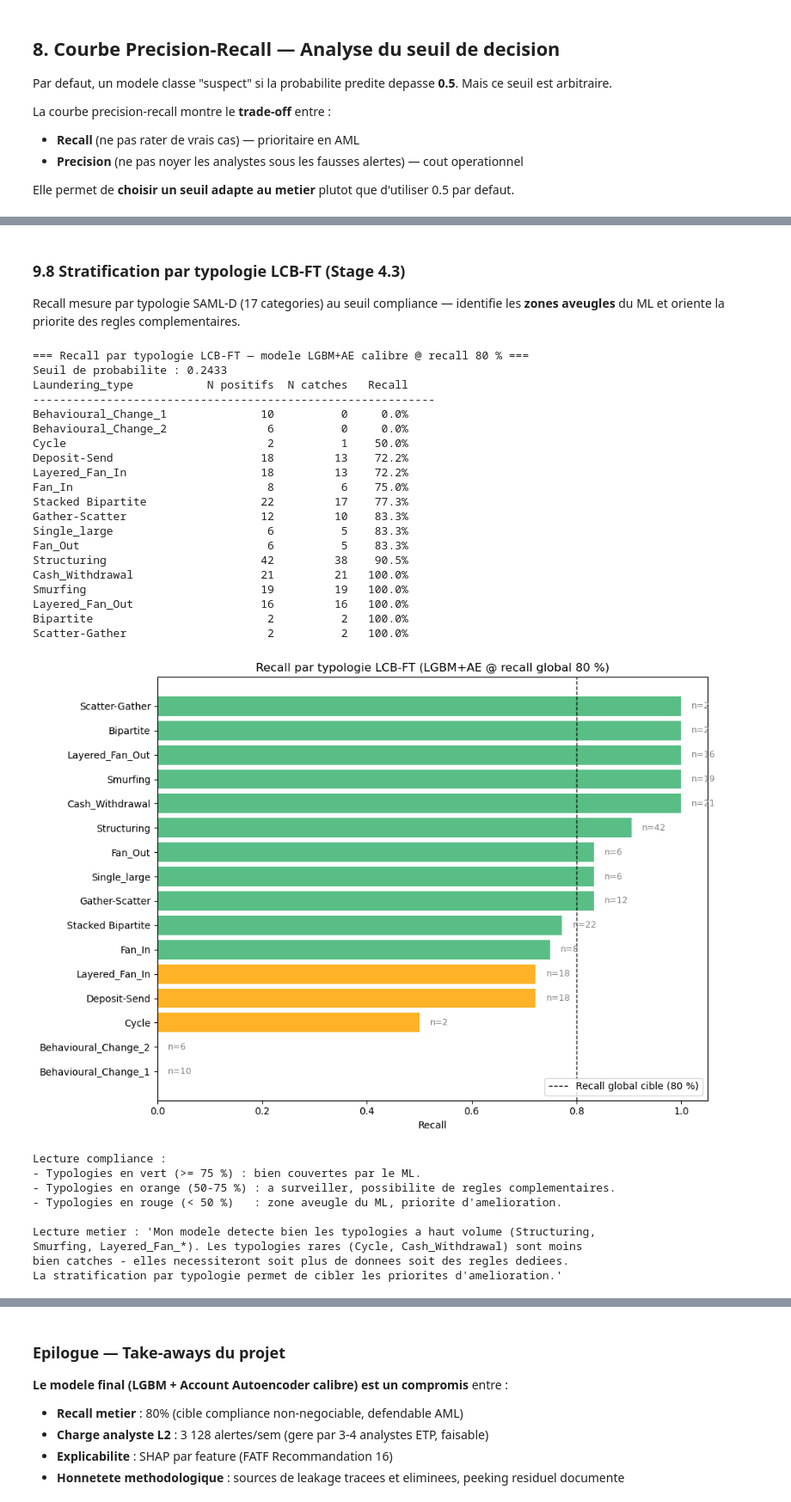
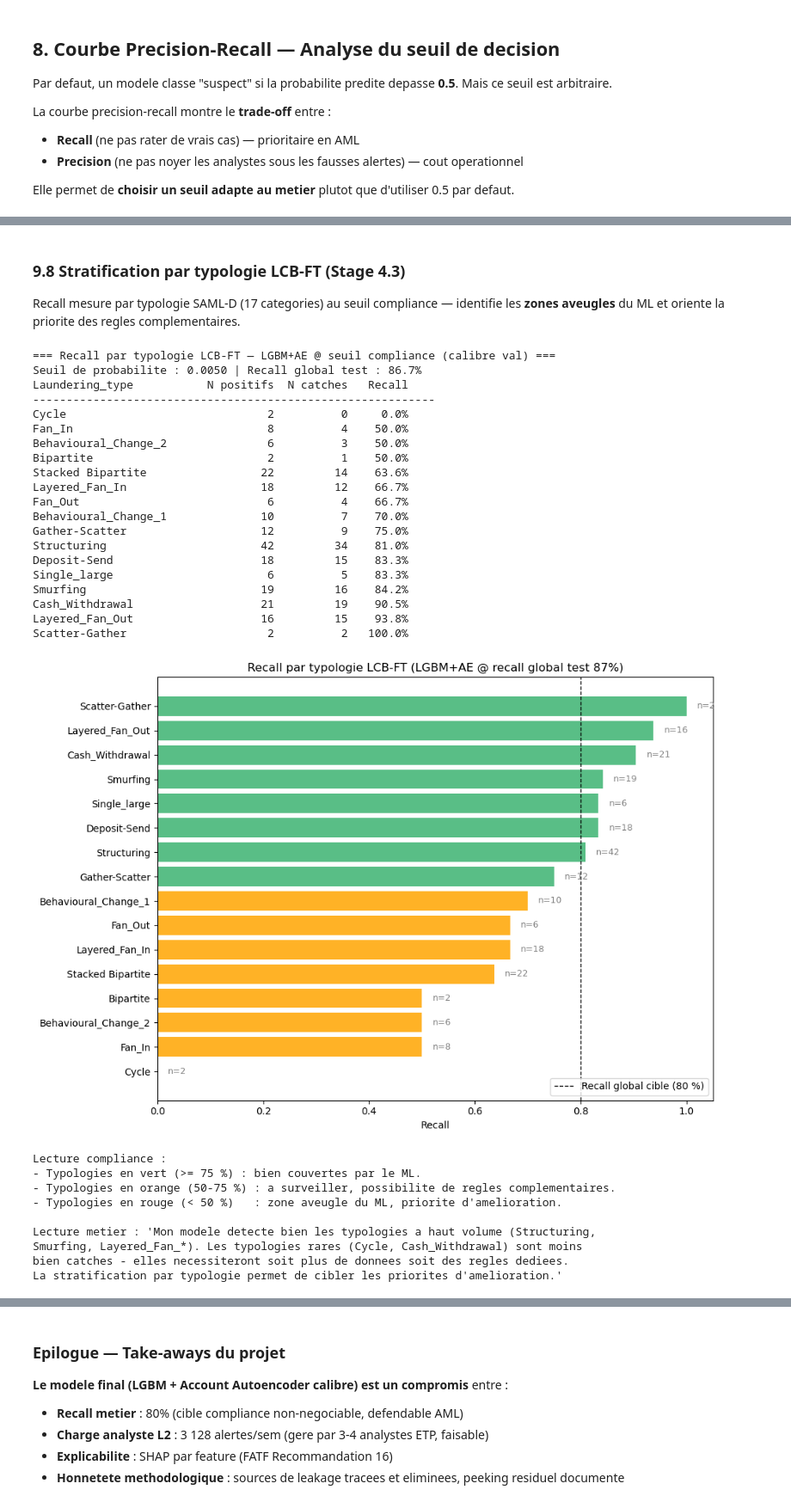
Before and after one commit to nashcastillo/aml-feature-engineering, a Jupyter notebook: feature_engineering_aml.ipynb, the cells around one changed output, grey strips where cells are left out. Shown at 86% size. Saved outputs shown, nothing was run; the diff lists cells and outputs as text; code cells hidden in the pictures.

```diff
--- a/feature_engineering_aml.ipynb
+++ b/feature_engineering_aml.ipynb
@@ -2200,12 +2231,12 @@ INTL_RISKY_PAYMENTS = {'Cash Deposit', 'Cash Withdrawal', 'Cross-border'}
 risky_payments_total = RISKY_PAYMENT_TYPES | INTL_RISKY_PAYMENTS
 
 # Recalcul du sender_risky_payment_count avec la liste union (sans toucher a la feature ML)
-is_risky_pay_train = df_train['Payment_type'].isin(risky_payments_total).astype(int)
-sender_risky_pay_counts = is_risky_pay_train.groupby(df_train['Sender_account']).sum()
+is_risky_pay_train = df_train_inner['Payment_type'].isin(risky_payments_total).astype(int)
+sender_risky_pay_counts = is_risky_pay_train.groupby(df_train_inner['Sender_account']).sum()
 sender_risky_pay_rb = df_test['Sender_account'].map(sender_risky_pay_counts).fillna(0).astype(int)
 
 # Diagnostic : quels pays sanctions sont effectivement dans SAML-D
-intl_in_dataset = INTL_HIGH_RISK & set(df_train['Sender_bank_location'].unique())
+intl_in_dataset = INTL_HIGH_RISK & set(df_train_inner['Sender_bank_location'].unique())
 print(f"Pays sanctions internationales presents dans SAML-D : {sorted(intl_in_dataset)}")
 print(f"Pays internes (SENDER_RISKY)                       : {sorted(SENDER_RISKY)}")
 print(f"Liste union sender (R2)                            : {sorted(sender_risky_total)}")
@@ -2260,7 +2291,8 @@ print(f"Precision            : {precision_rb:.3%}")
 # --- Comparaison ML (RF TUNE calibre) vs Rule-based ---
 print(f"\n=== Comparaison cle : ML (RF TUNE calibre) vs Rule-based ===\n")
 
-proba_ml = proba_final  # Stage 2.3 : LGBM+AE, winner final
+# proba_ml deja affecte en cell 48 (= proba_test, LGBM+AE entraine sur train_inner)
+# seuil_ml / vol_ml_80 / recall_ml_80 idem (calibrations honnetes hors test)
 
 # ML a meme volume que rule-based
 order = np.argsort(-proba_ml)
@@ -2278,8 +2310,8 @@ print("-" * 75)
 print(f"{'Rule-based (7 regles)':<40s} {n_alertes_rb:>10,d} {n_alertes_rb/N_SEM_TEST:>10,.0f} {recall_rb:>10.1%}")
 print(f"{'ML calibre a volume EGAL':<40s} {n_alertes_rb:>10,d} {n_alertes_rb/N_SEM_TEST:>10,.0f} {recall_ml_same_vol:>10.1%}")
 print(f"{'ML calibre a recall EGAL':<40s} {vol_ml_same_recall:>10,d} {vol_ml_same_recall/N_SEM_TEST:>10,.0f} {recall_rb:>10.1%}")
-vol_ml_at_80, _, _ = volume_at_recall(y_test_new, proba_ml, 0.80)
-print(f"{'ML calibre a recall 80% (cible compliance)':<40s} {vol_ml_at_80:>10,d} {vol_ml_at_80/N_SEM_TEST:>10,.0f} {80.0:>10.1f}%")
+# ML cible compliance : seuil fige sur val (cell 48), recall mesure sur test
+print(f"{'ML cible compliance (seuil fige val)':<40s} {vol_ml_80:>10,d} {vol_ml_80/N_SEM_TEST:>10,.0f} {recall_ml_80*100:>10.1f}%")
 
 print(f"\n=== Gain ML vs Rule-based ===")
 print(f"A volume egal ({n_alertes_rb/N_SEM_TEST:,.0f}/sem) :")
@@ -2600,10 +2634,10 @@ probablement inferieurs (typologies plus diverses, bruit, donnees manquantes,
 derives KYC). A mentionner honnetement en production.
 
 ================================================================================
-# %% [markdown]
-### 9.8 Stratification par typologie LCB-FT (Stage 4.3)
-
-Recall mesure par typologie SAML-D (17 categories) au seuil compliance — identifie les **zones aveugles** du ML et oriente la priorite des regles complementaires.
+# %% [markdown]
+### 9.8 Stratification par typologie LCB-FT (Stage 4.3)
+
+Recall mesure par typologie SAML-D (17 categories) au seuil compliance — identifie les **zones aveugles** du ML et oriente la priorite des regles complementaires.
 # %%
 # --- Stage 4.3 : Stratification par typologie LCB-FT ---
 # SAML-D contient la colonne Laundering_type qui identifie le pattern AML simule pour chaque
@@ -2619,12 +2653,11 @@ Recall mesure par typologie SAML-D (17 categories) au seuil compliance — ident
 # Recuperer la colonne Laundering_type pour le test set
 laundering_types = df_test['Laundering_type'].copy()
 
-# Seuil ML pour recall global = 80% (cible compliance)
-_, seuil_80, _ = volume_at_recall(y_test_new, proba_ml, 0.80)
-y_pred_80 = (proba_ml >= seuil_80).astype(int)
+# Seuil ML fige sur val held-out (cell 48), pas recalibre sur test
+y_pred_80 = (proba_ml >= seuil_ml).astype(int)
 
-print(f"=== Recall par typologie LCB-FT — modele LGBM+AE calibre @ recall 80 % ===")
-print(f"Seuil de probabilite : {seuil_80:.4f}")
+print(f"=== Recall par typologie LCB-FT — LGBM+AE @ seuil compliance (calibre val) ===")
+print(f"Seuil de probabilite : {seuil_ml:.4f} | Recall global test : {recall_ml_80:.1%}")
 print(f"{'Laundering_type':<25s} {'N positifs':>10s} {'N catches':>10s} {'Recall':>8s}")
 print("-" * 60)
 
@@ -2654,51 +2687,51 @@ typ_recalls = [t[3] for t in types_recall]
 typ_counts  = [t[1] for t in types_recall]
 colors = ['crimson' if r < 0.5 else 'orange' if r < 0.75 else 'mediumseagreen' for r in typ_recalls]
 bars = ax.barh(typ_names, typ_recalls, color=colors, alpha=0.85)
 ax.axvline(0.80, color='black', linestyle='--', linewidth=1, label='Recall global cible (80 %)')
 ax.set_xlim(0, 1.05)
 ax.set_xlabel('Recall')
-ax.set_title('Recall par typologie LCB-FT (LGBM+AE @ recall global 80 %)')
+ax.set_title(f'Recall par typologie LCB-FT (LGBM+AE @ recall global test {recall_ml_80:.0%})')
 ax.legend(loc='lower right')
 
 # Annotation : nombre de positifs a droite des barres
 for bar, n in zip(bars, typ_counts):
     ax.text(bar.get_width() + 0.02, bar.get_y() + bar.get_height() / 2,
             f'n={n}', va='center', fontsize=9, color='gray')
 plt.tight_layout()
 plt.show()
 
 print()
 print("Lecture compliance :")
 print("- Typologies en vert (>= 75 %) : bien couvertes par le ML.")
 print("- Typologies en orange (50-75 %) : a surveiller, possibilite de regles complementaires.")
 print("- Typologies en rouge (< 50 %)   : zone aveugle du ML, priorite d'amelioration.")
 print()
 print("Lecture metier : 'Mon modele detecte bien les typologies a haut volume (Structuring,")
 print("Smurfing, Layered_Fan_*). Les typologies rares (Cycle, Cash_Withdrawal) sont moins")
 print("bien catches - elles necessiteront soit plus de donnees soit des regles dediees.")
 print("La stratification par typologie permet de cibler les priorites d'amelioration.'")
 # %% [output]
-=== Recall par typologie LCB-FT — modele LGBM+AE calibre @ recall 80 % ===
-Seuil de probabilite : 0.2433
+=== Recall par typologie LCB-FT — LGBM+AE @ seuil compliance (calibre val) ===
+Seuil de probabilite : 0.0050 | Recall global test : 86.7%
 Laundering_type           N positifs  N catches   Recall
 ------------------------------------------------------------
-Behavioural_Change_1              10          0     0.0%
-Behavioural_Change_2               6          0     0.0%
-Cycle                              2          1    50.0%
-Deposit-Send                      18         13    72.2%
-Layered_Fan_In                    18         13    72.2%
-Fan_In                             8          6    75.0%
-Stacked Bipartite                 22         17    77.3%
-Gather-Scatter                    12         10    83.3%
+Cycle                              2          0     0.0%
+Fan_In                             8          4    50.0%
+Behavioural_Change_2               6          3    50.0%
+Bipartite                          2          1    50.0%
+Stacked Bipartite                 22         14    63.6%
+Layered_Fan_In                    18         12    66.7%
+Fan_Out                            6          4    66.7%
+Behavioural_Change_1              10          7    70.0%
+Gather-Scatter                    12          9    75.0%
+Structuring                       42         34    81.0%
+Deposit-Send                      18         15    83.3%
 Single_large                       6          5    83.3%
-Fan_Out                            6          5    83.3%
-Structuring                       42         38    90.5%
-Cash_Withdrawal                   21         21   100.0%
-Smurfing                          19         19   100.0%
-Layered_Fan_Out                   16         16   100.0%
-Bipartite                          2          2   100.0%
+Smurfing                          19         16    84.2%
+Cash_Withdrawal                   21         19    90.5%
+Layered_Fan_Out                   16         15    93.8%
 Scatter-Gather                     2          2   100.0%
-[figure, old version]
+[figure, new version]
 Lecture compliance :
 - Typologies en vert (>= 75 %) : bien couvertes par le ML.
 - Typologies en orange (50-75 %) : a surveiller, possibilite de regles complementaires.
```
Also changed, not shown: parts of 52 cells of this notebook, 3 other files.
